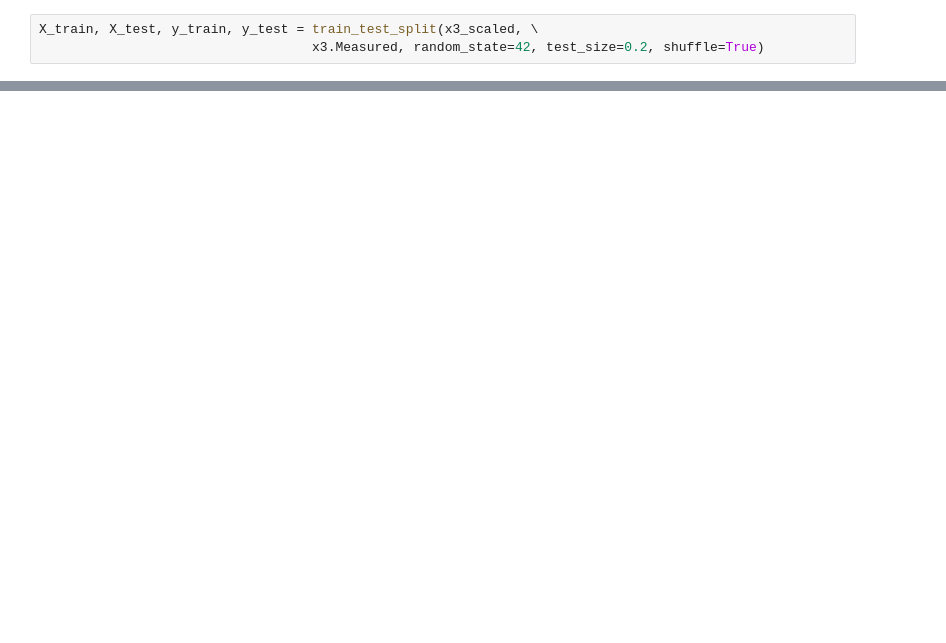
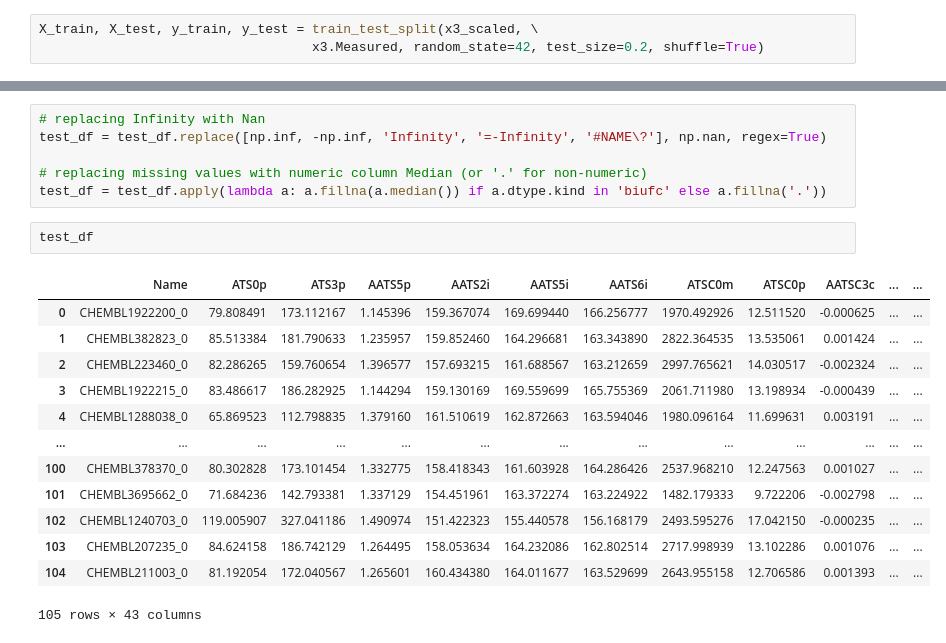
Before and after one commit to kuteykin/solubility-predictor, a Jupyter notebook: Solubility_predictor.ipynb, the cells around one changed output, grey strips where cells are left out. Cells and saved outputs as stored; diff of their text form; blank space fills up the shorter version.

```diff
--- a/Solubility_predictor.ipynb
+++ b/Solubility_predictor.ipynb
@@ -365,0 +391,22 @@ R^2: 0.9046591650029734
+# %%
+# replacing Infinity with Nan
+test_df = test_df.replace([np.inf, -np.inf, 'Infinity', '=-Infinity', '#NAME\?'], np.nan, regex=True)
+
+# replacing missing values with numeric column Median (or '.' for non-numeric)
+test_df = test_df.apply(lambda a: a.fillna(a.median()) if a.dtype.kind in 'biufc' else a.fillna('.'))
+# %%
+test_df
+# %% [output]
+|  | Name | ATS0p | ATS3p | AATS5p | AATS2i | AATS5i | AATS6i | ATSC0m | ATSC0p | AATSC3c | ... | ... |
+| 0 | CHEMBL1922200_0 | 79.808491 | 173.112167 | 1.145396 | 159.367074 | 169.699440 | 166.256777 | 1970.492926 | 12.511520 | -0.000625 | ... | ... |
+| 1 | CHEMBL382823_0 | 85.513384 | 181.790633 | 1.235957 | 159.852460 | 164.296681 | 163.343890 | 2822.364535 | 13.535061 | 0.001424 | ... | ... |
+| 2 | CHEMBL223460_0 | 82.286265 | 159.760654 | 1.396577 | 157.693215 | 161.688567 | 163.212659 | 2997.765621 | 14.030517 | -0.002324 | ... | ... |
+| 3 | CHEMBL1922215_0 | 83.486617 | 186.282925 | 1.144294 | 159.130169 | 169.559699 | 165.755369 | 2061.711980 | 13.198934 | -0.000439 | ... | ... |
+| 4 | CHEMBL1288038_0 | 65.869523 | 112.798835 | 1.379160 | 161.510619 | 162.872663 | 163.594046 | 1980.096164 | 11.699631 | 0.003191 | ... | ... |
+| ... | ... | ... | ... | ... | ... | ... | ... | ... | ... | ... | ... | ... |
+| 100 | CHEMBL378370_0 | 80.302828 | 173.101454 | 1.332775 | 158.418343 | 161.603928 | 164.286426 | 2537.968210 | 12.247563 | 0.001027 | ... | ... |
+| 101 | CHEMBL3695662_0 | 71.684236 | 142.793381 | 1.337129 | 154.451961 | 163.372274 | 163.224922 | 1482.179333 | 9.722206 | -0.002798 | ... | ... |
+| 102 | CHEMBL1240703_0 | 119.005907 | 327.041186 | 1.490974 | 151.422323 | 155.440578 | 156.168179 | 2493.595276 | 17.042150 | -0.000235 | ... | ... |
+| 103 | CHEMBL207235_0 | 84.624158 | 186.742129 | 1.264495 | 158.053634 | 164.232086 | 162.802514 | 2717.998939 | 13.102286 | 0.001076 | ... | ... |
+| 104 | CHEMBL211003_0 | 81.192054 | 172.040567 | 1.265601 | 160.434380 | 164.011677 | 163.529699 | 2643.955158 | 12.706586 | 0.001393 | ... | ... |
+105 rows × 43 columns
```
Also changed, not shown: parts of 24 cells of this notebook.
